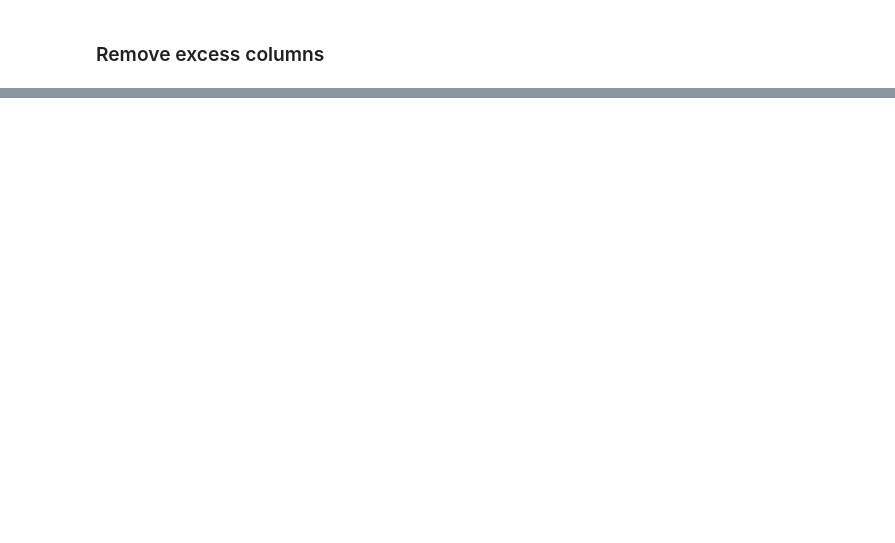
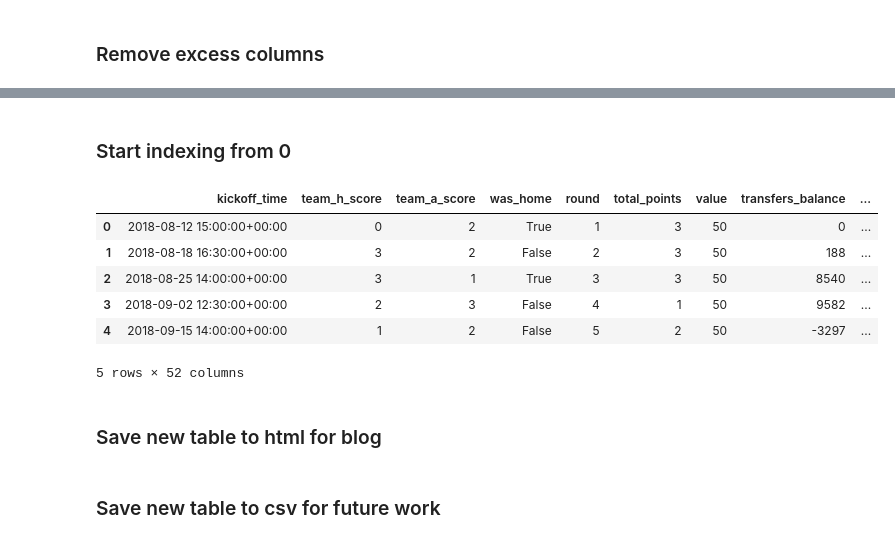
Before and after one commit to richardjdury/fpl, a Jupyter notebook: jupyter/preparing_data/FPL-ML-004-Preparing_Data.ipynb, the cells around one changed output, grey strips where cells are left out. Saved outputs shown, nothing was run; the diff lists cells and outputs as text; code cells hidden in the pictures; blank space fills up the shorter version.

```diff
--- a/jupyter/preparing_data/FPL-ML-004-Preparing_Data.ipynb
+++ b/jupyter/preparing_data/FPL-ML-004-Preparing_Data.ipynb
@@ -336,0 +375,22 @@ player_performance_cleaned = player_performance_cleaned.rename({'element': 'id'}
+# %% [markdown]
+### Start indexing from 0
+# %%
+player_performance_cleaned['id'] = player_performance_cleaned['id'] - 1
+
+player_performance_cleaned[
+    'opponent_team'] = player_performance_cleaned['opponent_team'] - 1
+
+player_performance_cleaned[
+    'fixture'] = player_performance_cleaned['fixture'] - 1
+
+player_performance_cleaned.head()
+# %% [output]
+|  | kickoff_time | team_h_score | team_a_score | was_home | round | total_points | value | transfers_balance | ... |
+| 0 | 2018-08-12 15:00:00+00:00 | 0 | 2 | True | 1 | 3 | 50 | 0 | ... |
+| 1 | 2018-08-18 16:30:00+00:00 | 3 | 2 | False | 2 | 3 | 50 | 188 | ... |
+| 2 | 2018-08-25 14:00:00+00:00 | 3 | 1 | True | 3 | 3 | 50 | 8540 | ... |
+| 3 | 2018-09-02 12:30:00+00:00 | 2 | 3 | False | 4 | 1 | 50 | 9582 | ... |
+| 4 | 2018-09-15 14:00:00+00:00 | 1 | 2 | False | 5 | 2 | 50 | -3297 | ... |
+5 rows × 52 columns
+# %% [markdown]
+### Save new table to html for blog
@@ -336,0 +403,2 @@ player_performance_cleaned = player_performance_cleaned.rename({'element': 'id'}
+# %% [markdown]
+### Save new table to csv for future work
```
Also changed, not shown: parts of 24 cells of this notebook, 10 other files.
